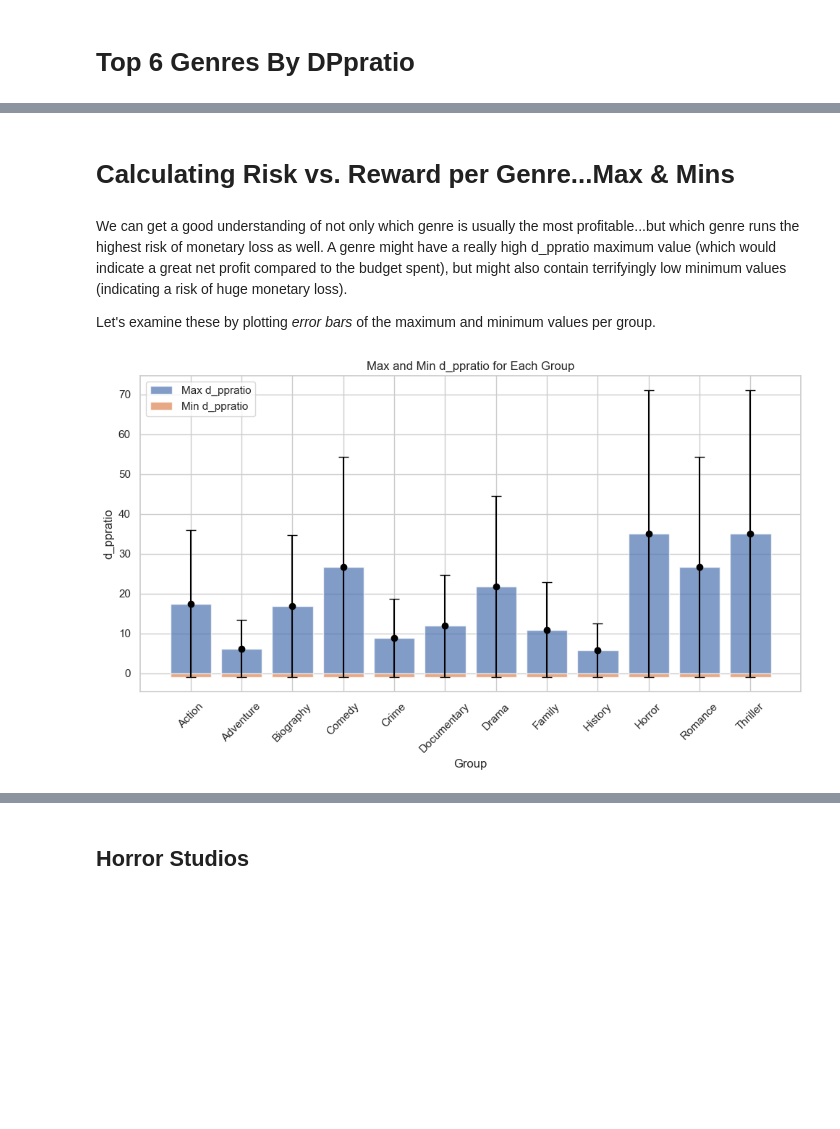
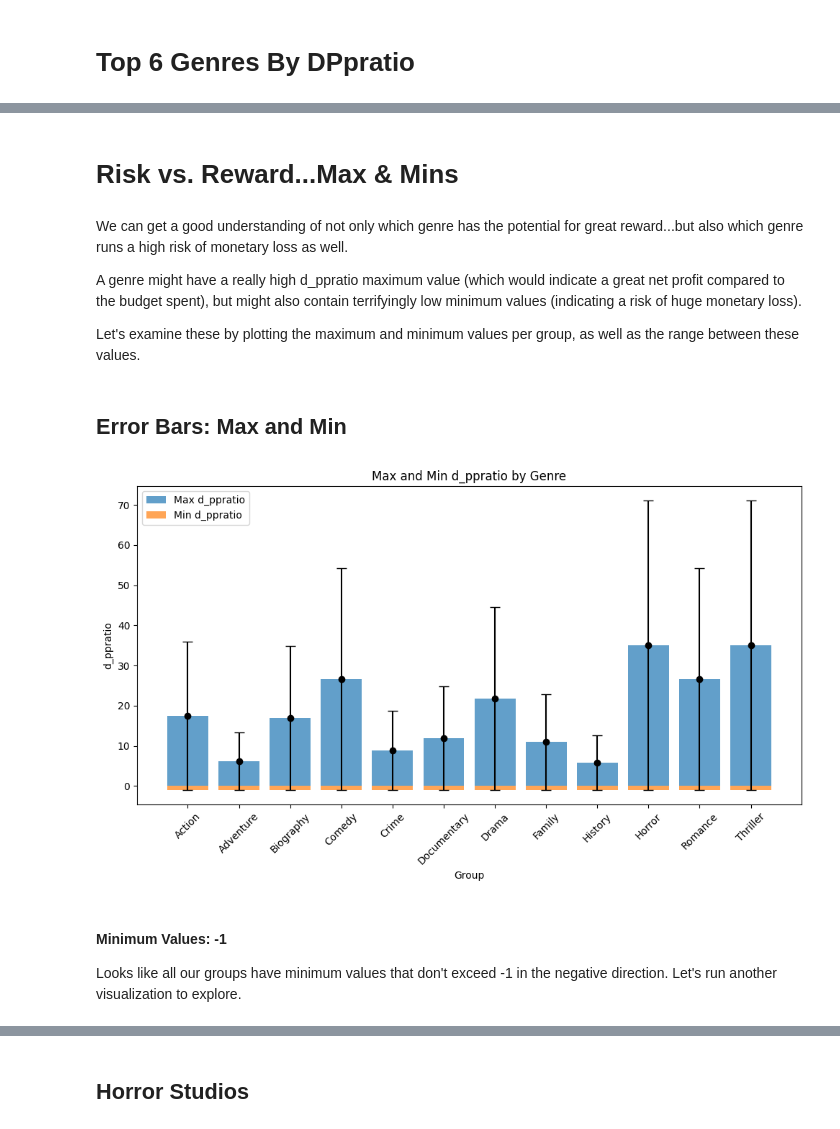
Before and after one commit to emmascotson/Movie-Data-Analysis, a Jupyter notebook: notebooks/exploratory.ipynb, the cells around one changed output, grey strips where cells are left out. Saved outputs shown, nothing was run; the diff lists cells and outputs as text; code cells hidden in the pictures; blank space fills up the shorter version.

```diff
--- a/notebooks/exploratory.ipynb
+++ b/notebooks/exploratory.ipynb
@@ -3468,24 +3466,32 @@ plt.show()
 # %% [markdown]
-# Calculating Risk vs. Reward per Genre...Max & Mins
+# Risk vs. Reward...Max & Mins
 # %% [markdown]
-We can get a good understanding of not only which genre is usually the most profitable...but which genre runs the highest risk of monetary loss as well. A genre might have a really high d_ppratio maximum value (which would indicate a great net profit compared to the budget spent), but might also contain terrifyingly low minimum values (indicating a risk of huge monetary loss).
+We can get a good understanding of not only which genre has the potential for great reward...but also which genre runs a high risk of monetary loss as well.
 
-Let's examine these by plotting *error bars* of the maximum and minimum values per group.
+A genre might have a really high d_ppratio maximum value (which would indicate a great net profit compared to the budget spent), but might also contain terrifyingly low minimum values (indicating a risk of huge monetary loss).
+
+Let's examine these by plotting the maximum and minimum values per group, as well as the range between these values.
+# %% [markdown]
+## Error Bars: Max and Min
 # %%
 # Calculate max and min d_ppratio for each group
 group_stats = combined_df.groupby('group')['d_ppratio'].agg(['max', 'min']).reset_index()
 
 # Plotting with matplotlib
 plt.figure(figsize=(10, 6))
 plt.bar(group_stats['group'], group_stats['max'], alpha=0.7, label='Max d_ppratio')
 plt.bar(group_stats['group'], group_stats['min'], alpha=0.7, label='Min d_ppratio')
 plt.errorbar(group_stats['group'], group_stats['max'], yerr=group_stats['max'] - group_stats['min'], fmt='o', color='black', capsize=5)
-plt.title('Max and Min d_ppratio for Each Group')
+plt.title('Max and Min d_ppratio by Genre')
 plt.xlabel('Group')
 plt.ylabel('d_ppratio')
 plt.xticks(rotation=45)
 plt.legend()
 plt.tight_layout()
 plt.show()
 # %% [output]
-[figure, old version]
+[figure, new version]
+# %% [markdown]
+#### Minimum Values: -1
+
+Looks like all our groups have minimum values that don't exceed -1 in the negative direction. Let's run another visualization to explore.
```
Also changed, not shown: parts of 109 cells of this notebook.
